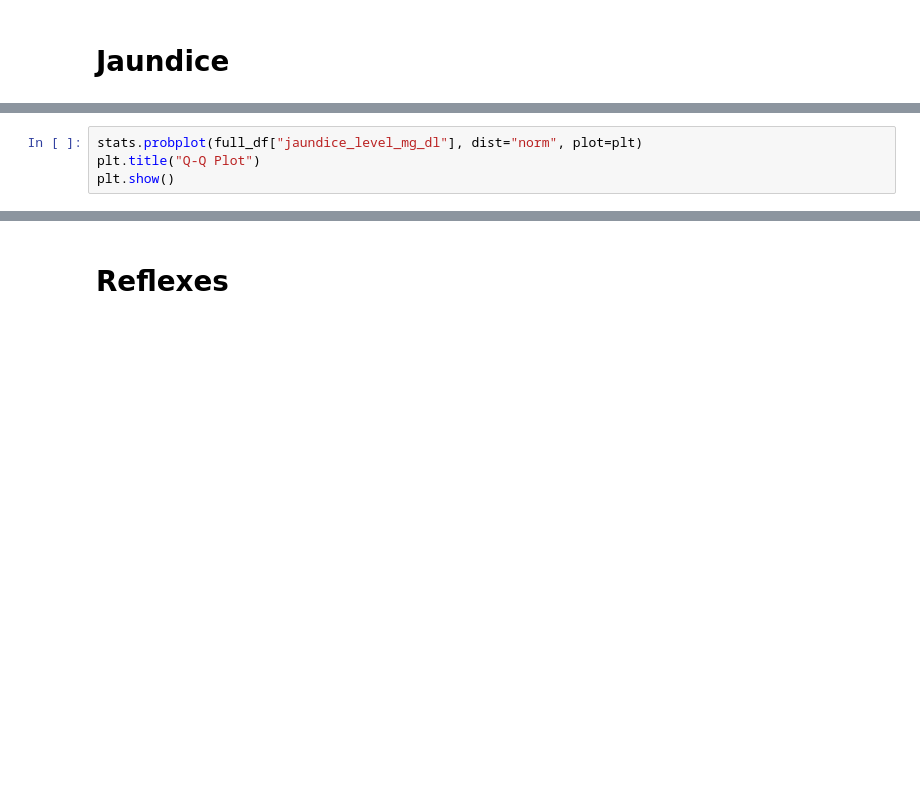
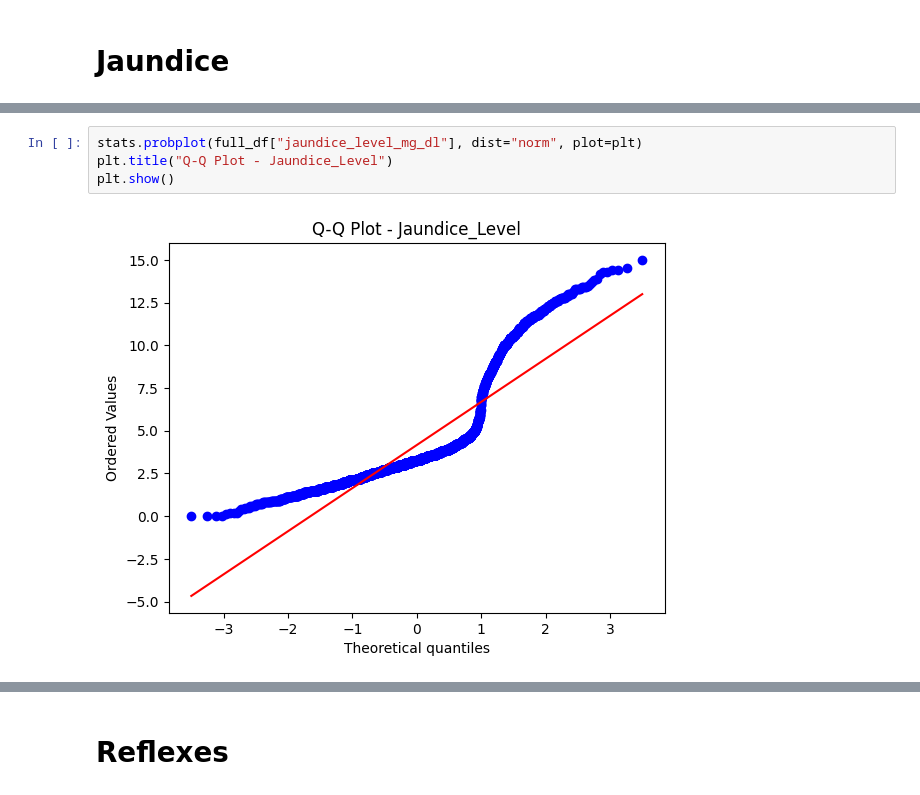
Before and after one commit to rsanche4/MA541-Project, a Jupyter notebook: GenderAndGestationalAge.ipynb, the cells around one changed output, grey strips where cells are left out. Cells and saved outputs as stored; diff of their text form; blank space fills up the shorter version.

```diff
--- a/GenderAndGestationalAge.ipynb
+++ b/GenderAndGestationalAge.ipynb
@@ -144,7 +260,9 @@ full_df["jaundice_level_mg_dl"].describe()
 # %%
 stats.probplot(full_df["jaundice_level_mg_dl"], dist="norm", plot=plt)
-plt.title("Q-Q Plot")
+plt.title("Q-Q Plot - Jaundice_Level")
 plt.show()
+# %% [output]
+[figure, added]
 # %%
 stat, p = shapiro(full_df["jaundice_level_mg_dl"])
 print("Shapiro-Wilk p-value:", p)
```
Also changed, not shown: parts of 37 cells of this notebook.
